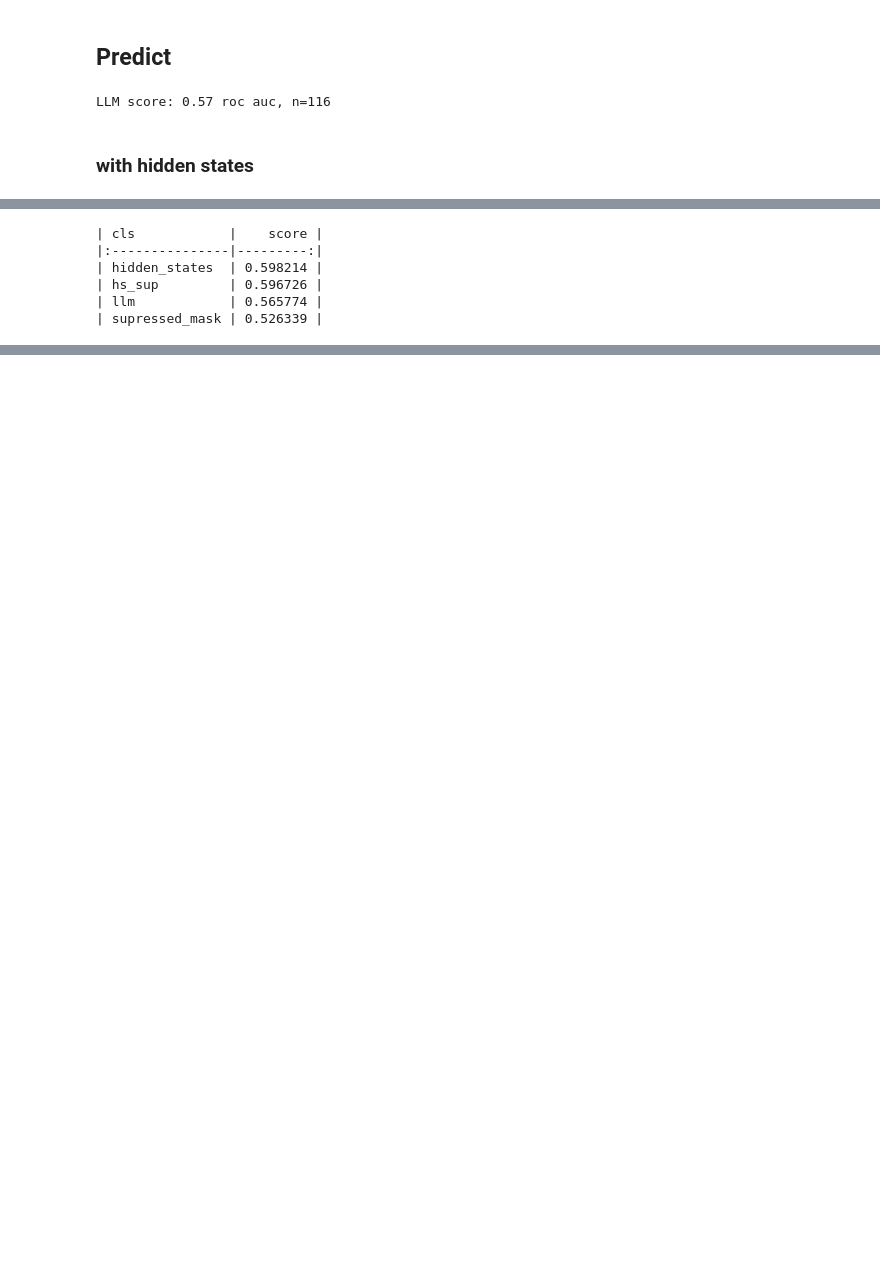
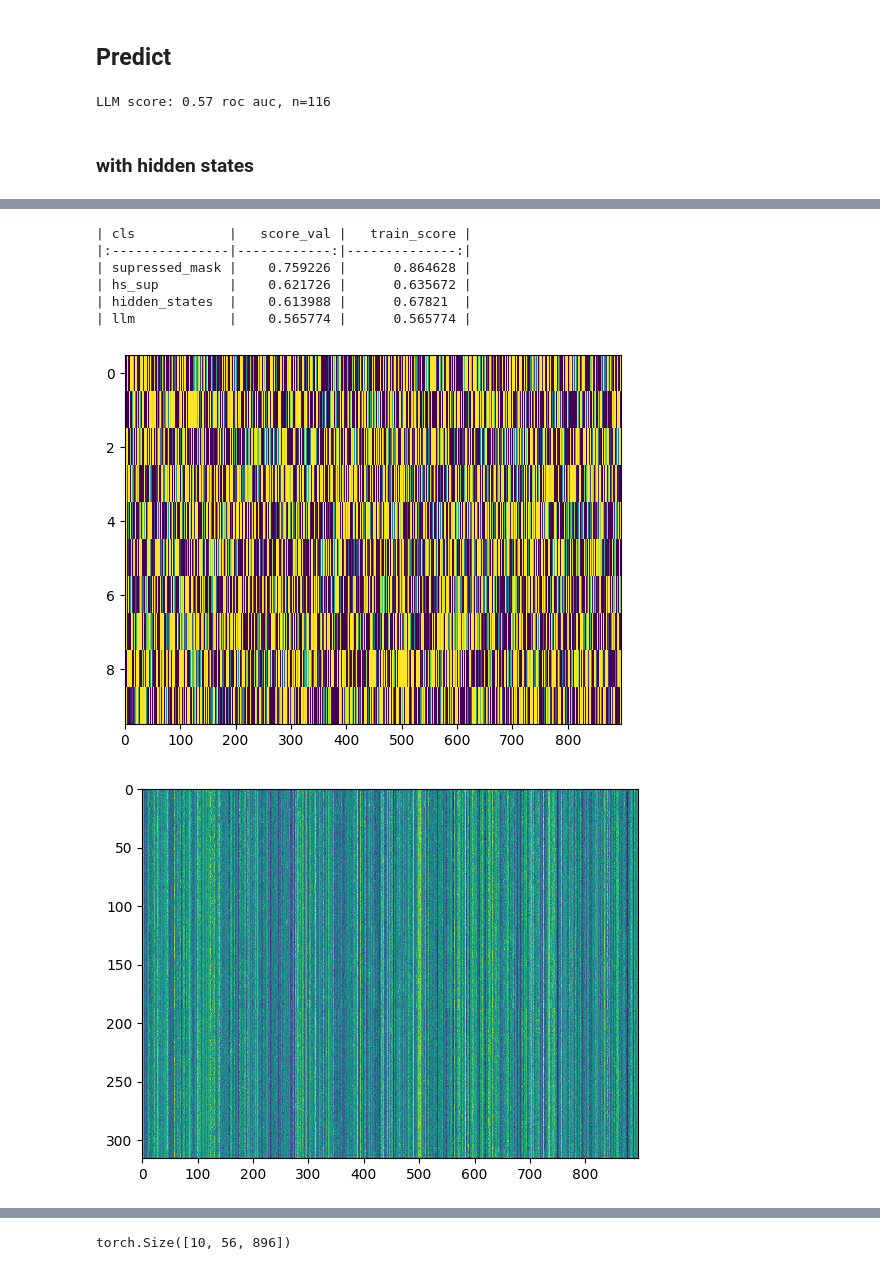
Before and after one commit to wassname/activation_store, a Jupyter notebook: nbs/TQA_regr.ipynb, the cells around one changed output, grey strips where cells are left out. Drawn from its saved outputs; the diff is of its cells as text; code cells hidden in the pictures; blank space fills up the shorter version.

```diff
--- a/nbs/TQA_regr.ipynb
+++ b/nbs/TQA_regr.ipynb
@@ -452,9 +491,23 @@ ddf
 # %%
-print(ddf.sort_values('score', ascending=False).to_markdown())
+print(ddf.sort_values('score_val', ascending=False).to_markdown())
 # %% [output]
-| cls            |    score |
-|:---------------|---------:|
-| hidden_states  | 0.598214 |
-| hs_sup         | 0.596726 |
-| llm            | 0.565774 |
-| supressed_mask | 0.526339 |
+| cls            |   score_val |   train_score |
+|:---------------|------------:|--------------:|
+| supressed_mask |    0.759226 |      0.864628 |
+| hs_sup         |    0.621726 |      0.635672 |
+| hidden_states  |    0.613988 |      0.67821  |
+| llm            |    0.565774 |      0.565774 |
+# %%
+x = ds_a2['supressed_mask'][:, :, 0]
+from matplotlib import pyplot as plt
+plt.imshow(x.mean(0).cpu().numpy(), aspect='auto', interpolation='none')
+plt.show()
+plt.imshow(x.mean(1).cpu().numpy(), aspect='auto', interpolation='none')
+plt.show()
+plt.imshow(x[:, -1].cpu().numpy(), aspect='auto', interpolation='none')
+plt.show()
+plt.hist(x.cpu().numpy().flatten(), bins=100)
+plt.show()
+# %% [output]
+[figure, added]
+[figure, added]
@@ -460,0 +516,4 @@ print(ddf.sort_values('score', ascending=False).to_markdown())
+# %%
+ds_a2['hs_sup'][0].shape
+# %% [output]
+torch.Size([10, 56, 896])
```
Also changed, not shown: parts of 16 cells of this notebook.
